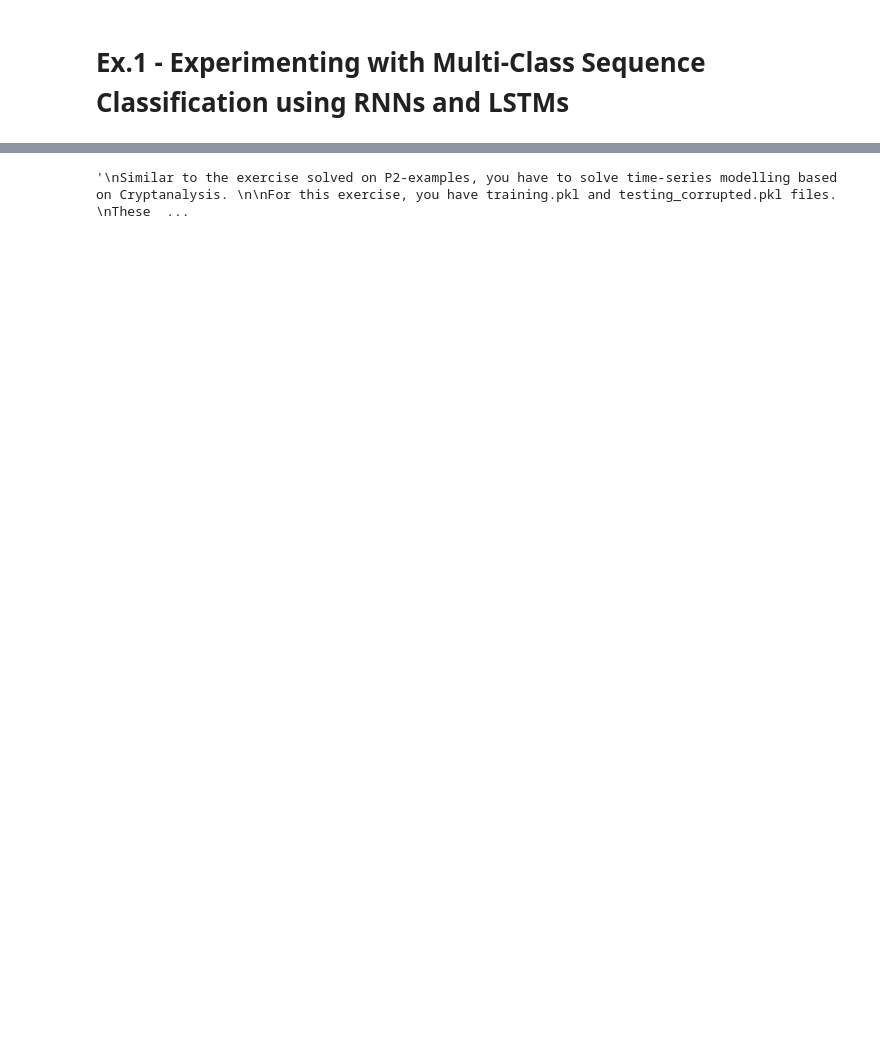
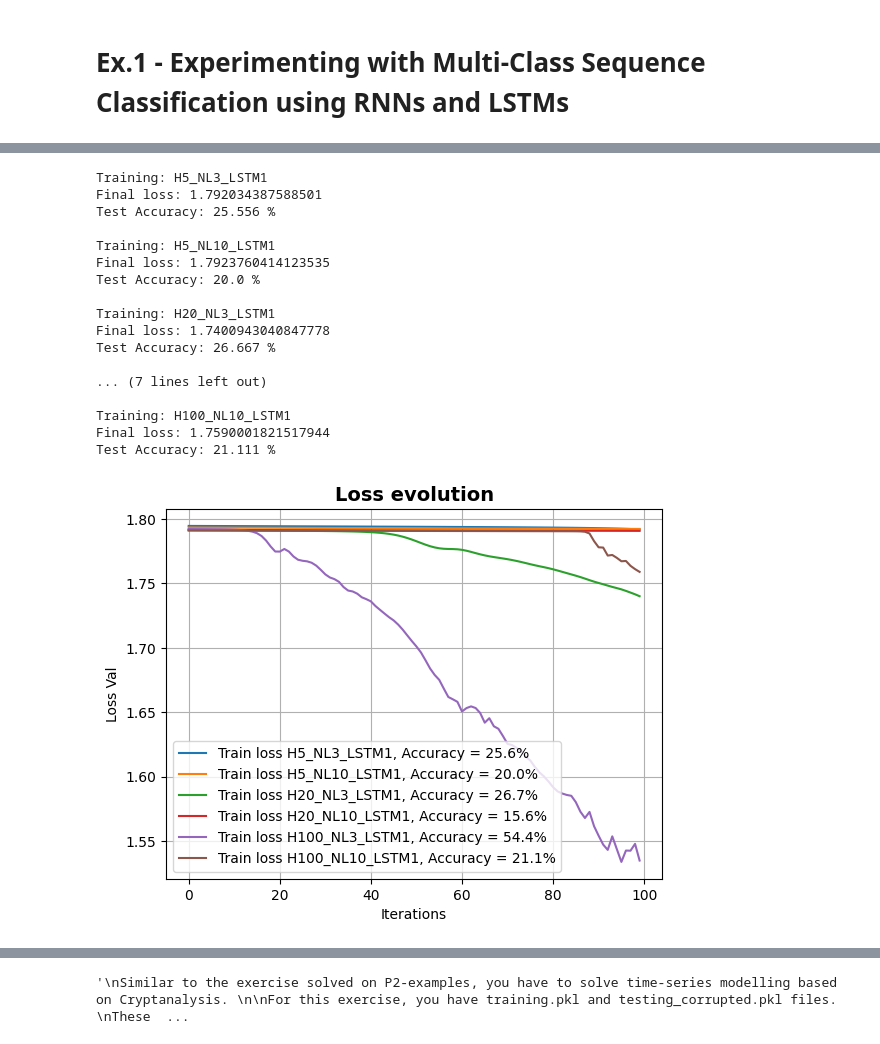
Before and after one commit to Alejandro-FA/UPF-Deep_Learning, a Jupyter notebook: P2/P2-Questions.ipynb, the cells around one changed output, grey strips where cells are left out. Saved outputs shown, nothing was run; the diff lists cells and outputs as text; code cells hidden in the pictures; blank space fills up the shorter version.

```diff
--- a/P2/P2-Questions.ipynb
+++ b/P2/P2-Questions.ipynb
@@ -46,0 +165,11 @@ fig.show()
+# %%
+# Dataset to PyTorch format
+X_train_pt = allocate( torch.from_numpy(X_train).float().unsqueeze(2), use_cuda )
+Y_train_pt = allocate( torch.from_numpy(Y_train).long(), use_cuda )
+X_test_pt = allocate( torch.from_numpy(X_test).float().unsqueeze(2), use_cuda )
+Y_test_pt = allocate( torch.from_numpy(Y_test).long(), use_cuda )
+
+print('\nX_train and Y_train shape after being moved to torch:')
+print(X_train_pt.shape) # (210, 40, 1)
+print(Y_train_pt.shape) # (210,)
+print('-------------------------------')
@@ -46,0 +181,65 @@ fig.show()
+# %%
+# Define Cross Entropy Loss
+loss_func = nn.CrossEntropyLoss()
+
+# Hyperparameters
+input_size = 1  # number of features of each point
+hidden_sizes_list = [5, 5, 20, 20, 100, 100]
+num_layers_list = [3, 10] * 3
+use_lstm_list = [True] * 6
+bias = False
+optimizer_class = torch.optim.Adam
+lr = 1e-3
+epochs = 100
+
+# Train the models
+losses_models = {}
+test_accuracy_models = {}
+confusion_matrix_models = {}
+
+for hidden_size, num_layers, use_lstm in zip(hidden_sizes_list, num_layers_list, use_lstm_list):
+    model_id = f"H{hidden_size}_NL{num_layers}_LSTM{int(use_lstm)}"
+    print(f"\nTraining: {model_id}")
+
+    seq_classifier = SequenceClassifier(input_size, hidden_size, num_layers, use_lstm, bias, n_classes)
+    allocate(seq_classifier, use_cuda)
+    optimizer = optimizer_class(seq_classifier.parameters(), lr=lr)
+
+    losses_models[model_id] = train_sequence_classifier(X_train_pt, Y_train_pt, seq_classifier, optimizer, loss_func, seed_value, epochs)
+    test_accuracy_models[model_id], confusion_matrix_models[model_id] = test_sequence_classifier(X_test_pt, Y_test_pt, seq_classifier)
+
+# Visualize loss function evolution
+fig2 = plt.figure(2)
+for model, loss in losses_models.items():
+    accuracy = np.round(test_accuracy_models[model] * 100, decimals=1)
+    plt.plot(loss, label=f"Train loss {model}, Accuracy = {accuracy}%")
+
+plt.title(f'Loss evolution', fontsize=14, fontweight="bold")
+plt.xlabel('Iterations')
+plt.ylabel('Loss Val')
+# plt.ylim(0, None)
+plt.grid()
+plt.legend()
+
+if save_figure: plt.savefig(f"{output_path}fig2.png", dpi=300)
+
+plt.show()
+# %% [output]
+Training: H5_NL3_LSTM1
+Final loss: 1.792034387588501
+Test Accuracy: 25.556 %
+
+Training: H5_NL10_LSTM1
+Final loss: 1.7923760414123535
+Test Accuracy: 20.0 %
+
+Training: H20_NL3_LSTM1
+Final loss: 1.7400943040847778
+Test Accuracy: 26.667 %
+
+... (7 lines left out)
+
+Training: H100_NL10_LSTM1
+Final loss: 1.7590001821517944
+Test Accuracy: 21.111 %
+[figure, added]
```
Also changed, not shown: parts of 40 cells of this notebook.
